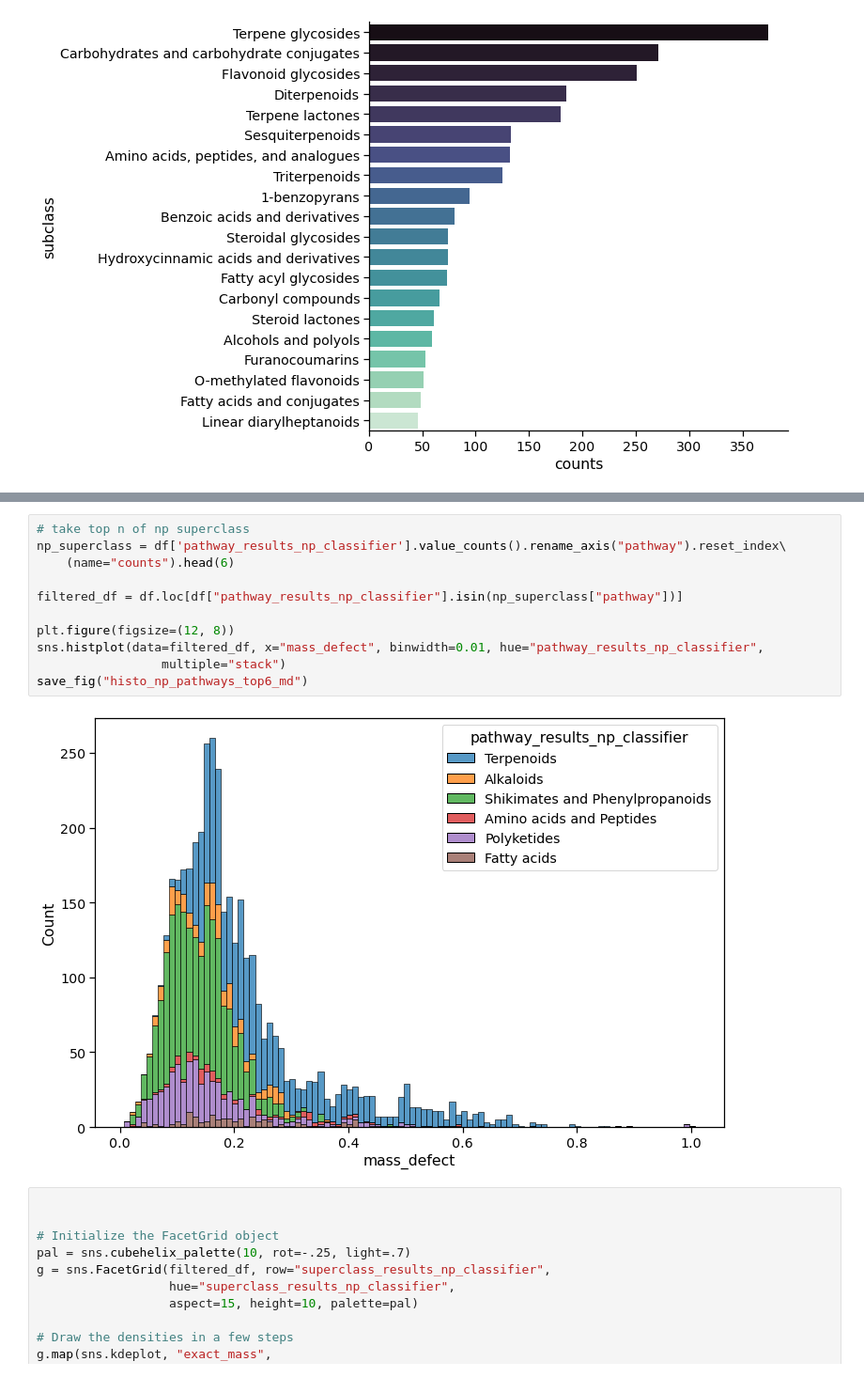
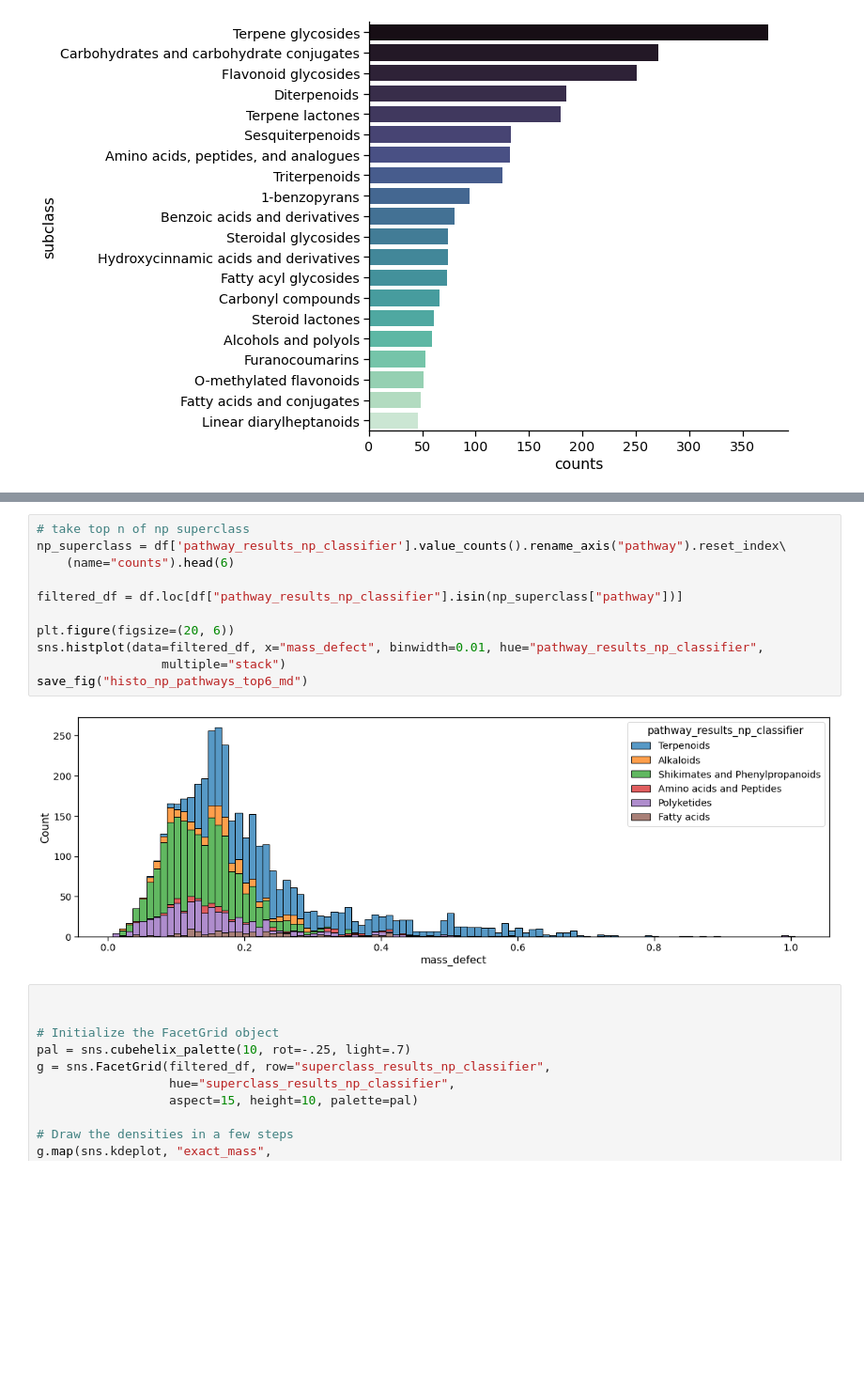
Before and after one commit to robinschmid/compound_metadata_kraken, a Jupyter notebook: analyze_results.ipynb, the cells around one changed output, grey strips where cells are left out. Shown at 94% size. Saved outputs shown, nothing was run; the diff lists cells and outputs as text; blank space fills up the shorter version.

```diff
--- a/analyze_results.ipynb
+++ b/analyze_results.ipynb
@@ -155,16 +155,16 @@ save_fig("histo_np_pathways_top6_mass")
 # %%
 # take top n of np superclass
 np_superclass = df['pathway_results_np_classifier'].value_counts().rename_axis("pathway").reset_index\
     (name="counts").head(6)
 
 filtered_df = df.loc[df["pathway_results_np_classifier"].isin(np_superclass["pathway"])]
 
-plt.figure(figsize=(12, 8))
+plt.figure(figsize=(20, 6))
 sns.histplot(data=filtered_df, x="mass_defect", binwidth=0.01, hue="pathway_results_np_classifier",
                  multiple="stack")
 save_fig("histo_np_pathways_top6_md")
 # %% [output]
-[figure, old version]
+[figure, new version]
 # %%
 
 
```
Also changed, not shown: parts of 3 cells of this notebook.
